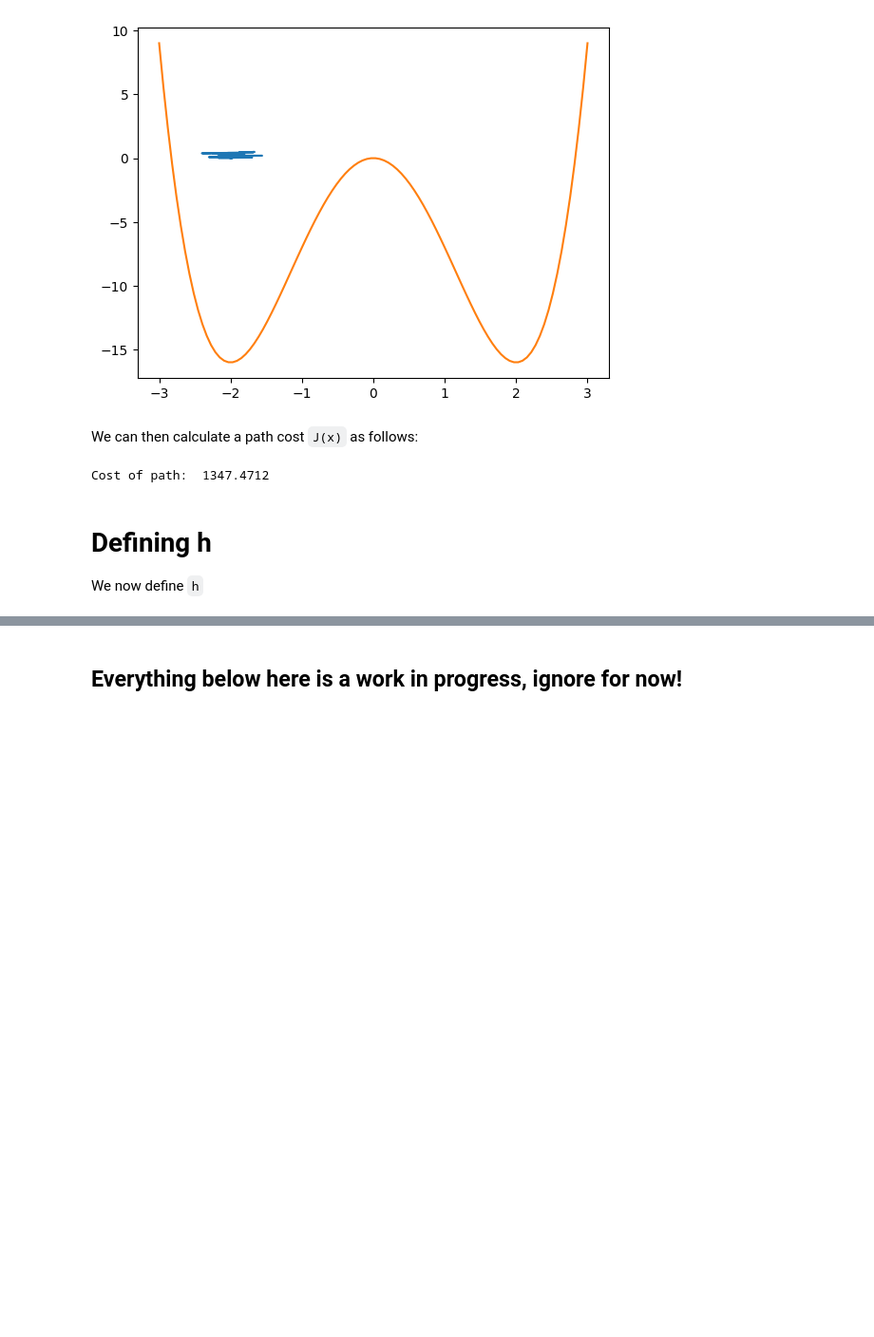
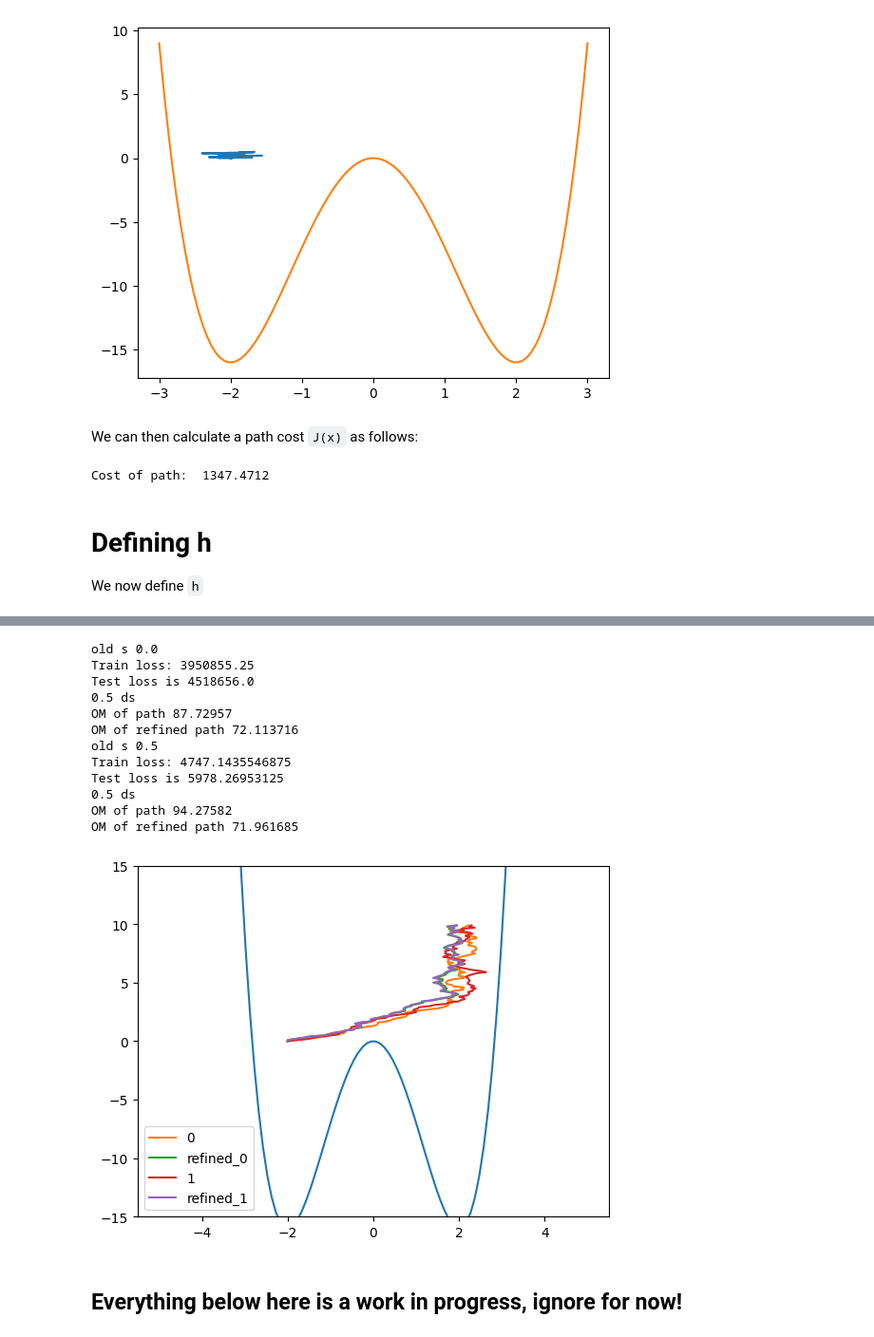
Before and after one commit to reubenharry/path_sampling, a Jupyter notebook: src/path_sampling_nb.ipynb, the cells around one changed output, grey strips where cells are left out. Shown at 95% size. Cells and saved outputs as stored; diff of their text form; code cells hidden in the pictures; blank space fills up the shorter version.

```diff
--- a/src/path_sampling_nb.ipynb
+++ b/src/path_sampling_nb.ipynb
@@ -440,2 +463,34 @@ path shape (50, 1)
+# %%
+key = jax.random.key(0)
+b = uref # initialize b as uref
+schedule = [0.5, 1.0] # , 0.2, 0.3, 0.4, 0.5, 0.6, 0.7, 0.8, 0.9, 1.0]
+for i, s in enumerate(schedule):
+
+
+
+    key = jax.random.fold_in(key, i)
+
+    # update b -> b + dbds
+    b = update(b=b,
+        hyperparams={'dt': 0.005, 'num_steps': 100, 'num_training_steps' : 1000, 'batch_size' :200},
+        key=key,
+        old_s=schedule[i-1] if i>0 else 0.0,
+        new_s=s,
+        i=i,
+    )
+# %% [output]
+old s 0.0
+Train loss: 3950855.25
+Test loss is 4518656.0
+0.5 ds
+OM of path 87.72957
+OM of refined path 72.113716
+old s 0.5
+Train loss: 4747.1435546875
+Test loss is 5978.26953125
+0.5 ds
+OM of path 94.27582
+OM of refined path 71.961685
+[figure, added]
 # %% [markdown]
 ## Everything below here is a work in progress, ignore for now!
```
Also changed, not shown: parts of 15 cells of this notebook, 1 other file.
